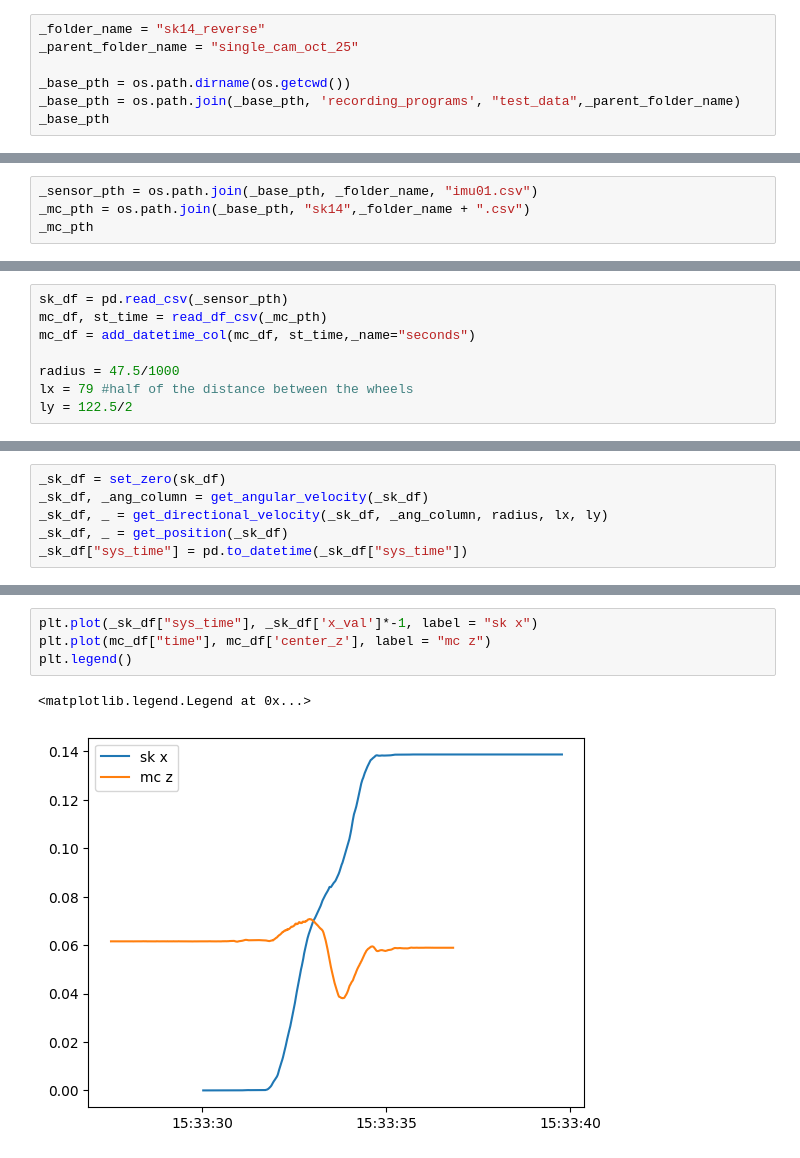
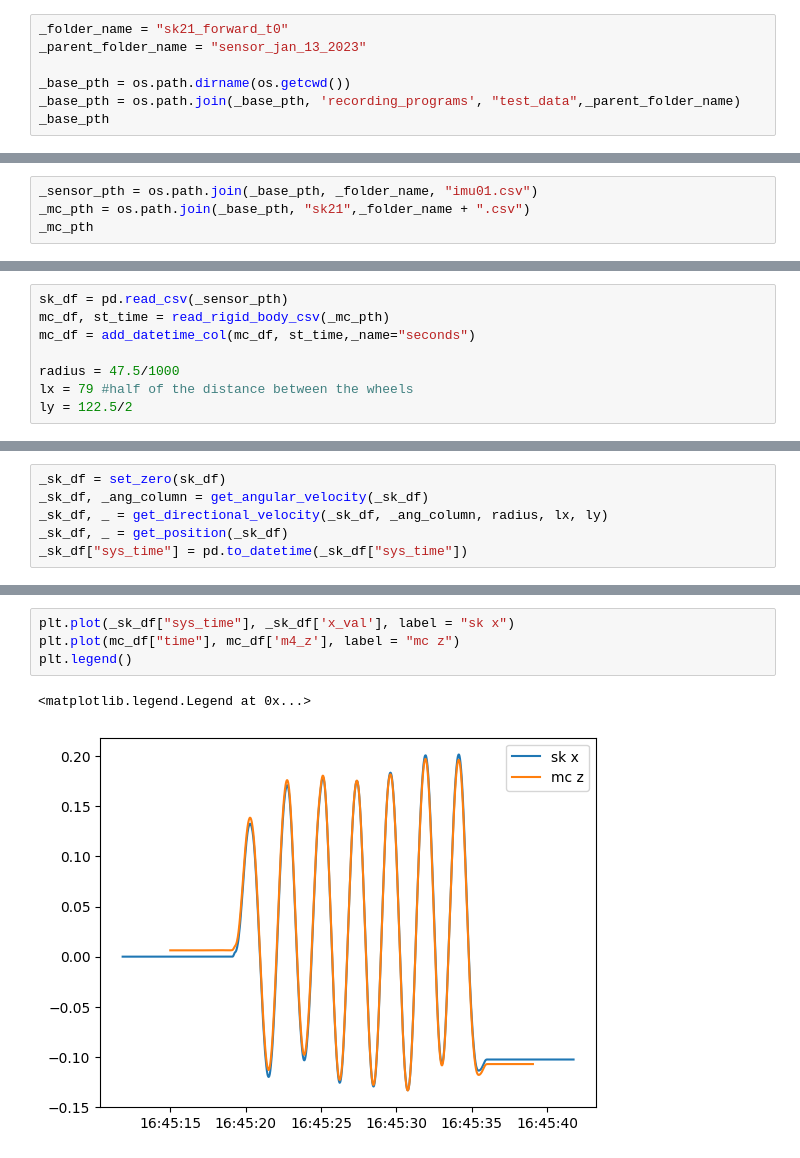
Before and after one commit to SujithChristopher/armbo_preliminary_work, a Jupyter notebook: ipy_notebooks/mecanum_imu_validation.ipynb, the cells around one changed output, grey strips where cells are left out. Cells and saved outputs as stored; diff of their text form.

```diff
--- a/ipy_notebooks/mecanum_imu_validation.ipynb
+++ b/ipy_notebooks/mecanum_imu_validation.ipynb
@@ -8,8 +8,8 @@ sys.path.append(os.path.join(os.curdir, '..'))
 from support.mecanum_calculations import *
 from support.pd_support import *
 # %%
-_folder_name = "sk14_reverse"
-_parent_folder_name = "single_cam_oct_25"
+_folder_name = "sk21_forward_t0"
+_parent_folder_name = "sensor_jan_13_2023"
 
 _base_pth = os.path.dirname(os.getcwd())
 _base_pth = os.path.join(_base_pth, 'recording_programs', "test_data",_parent_folder_name)
@@ -19,5 +19,5 @@ _base_pth
 # %%
 _sensor_pth = os.path.join(_base_pth, _folder_name, "imu01.csv")
-_mc_pth = os.path.join(_base_pth, "sk14",_folder_name + ".csv")
+_mc_pth = os.path.join(_base_pth, "sk21",_folder_name + ".csv")
 _mc_pth
 # %% [output]
@@ -25,6 +25,6 @@ _mc_pth
 # %%
 sk_df = pd.read_csv(_sensor_pth)
-mc_df, st_time = read_df_csv(_mc_pth)
+mc_df, st_time = read_rigid_body_csv(_mc_pth)
 mc_df = add_datetime_col(mc_df, st_time,_name="seconds")
 
 radius = 47.5/1000
@@ -63,8 +62,8 @@ mc_df
 # %%
-plt.plot(_sk_df["sys_time"], _sk_df['x_val']*-1, label = "sk x")
-plt.plot(mc_df["time"], mc_df['center_z'], label = "mc z")
+plt.plot(_sk_df["sys_time"], _sk_df['x_val'], label = "sk x")
+plt.plot(mc_df["time"], mc_df['m4_z'], label = "mc z")
 plt.legend()
 # %% [output]
 <matplotlib.legend.Legend at 0x...>
-[figure, old version]
+[figure, new version]
 # %%
```
Also changed, not shown: parts of 5 cells of this notebook, 1 other file.
